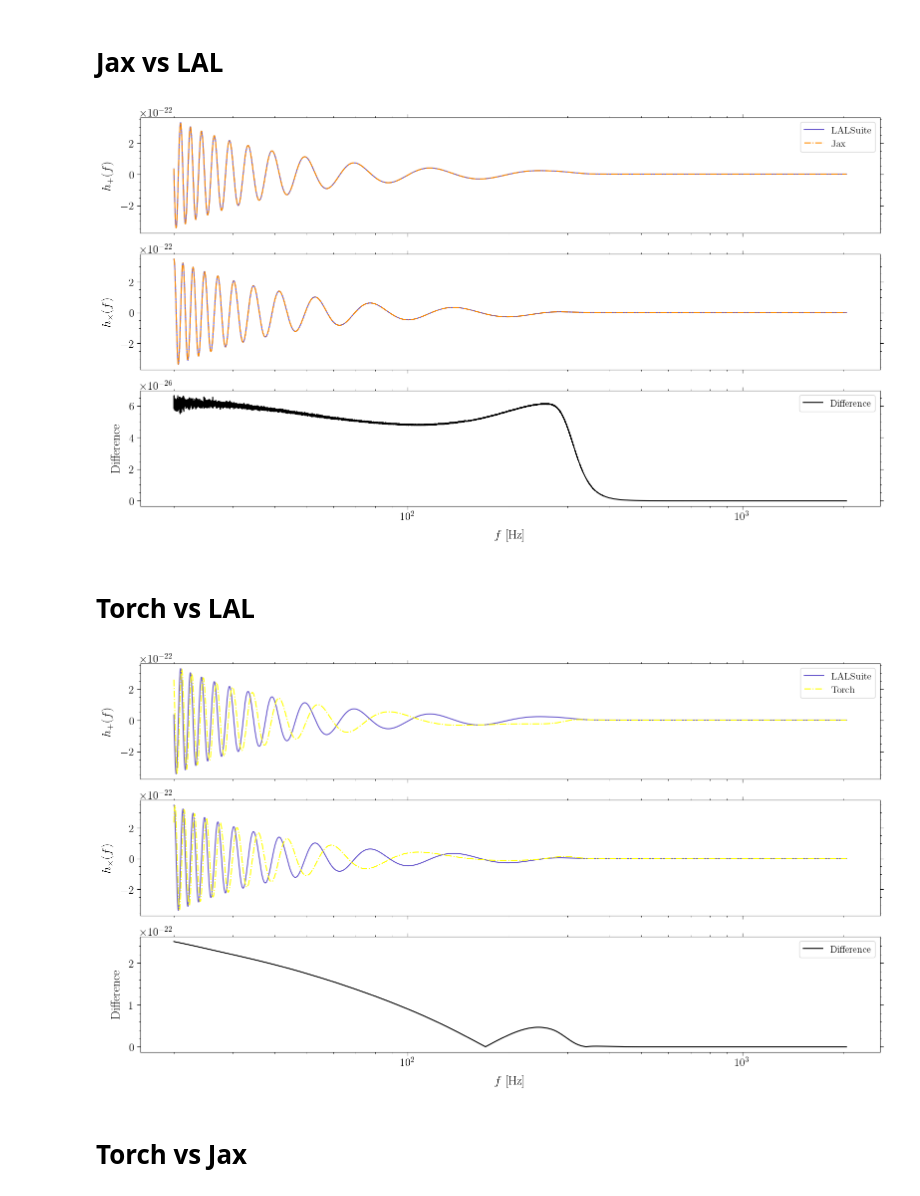
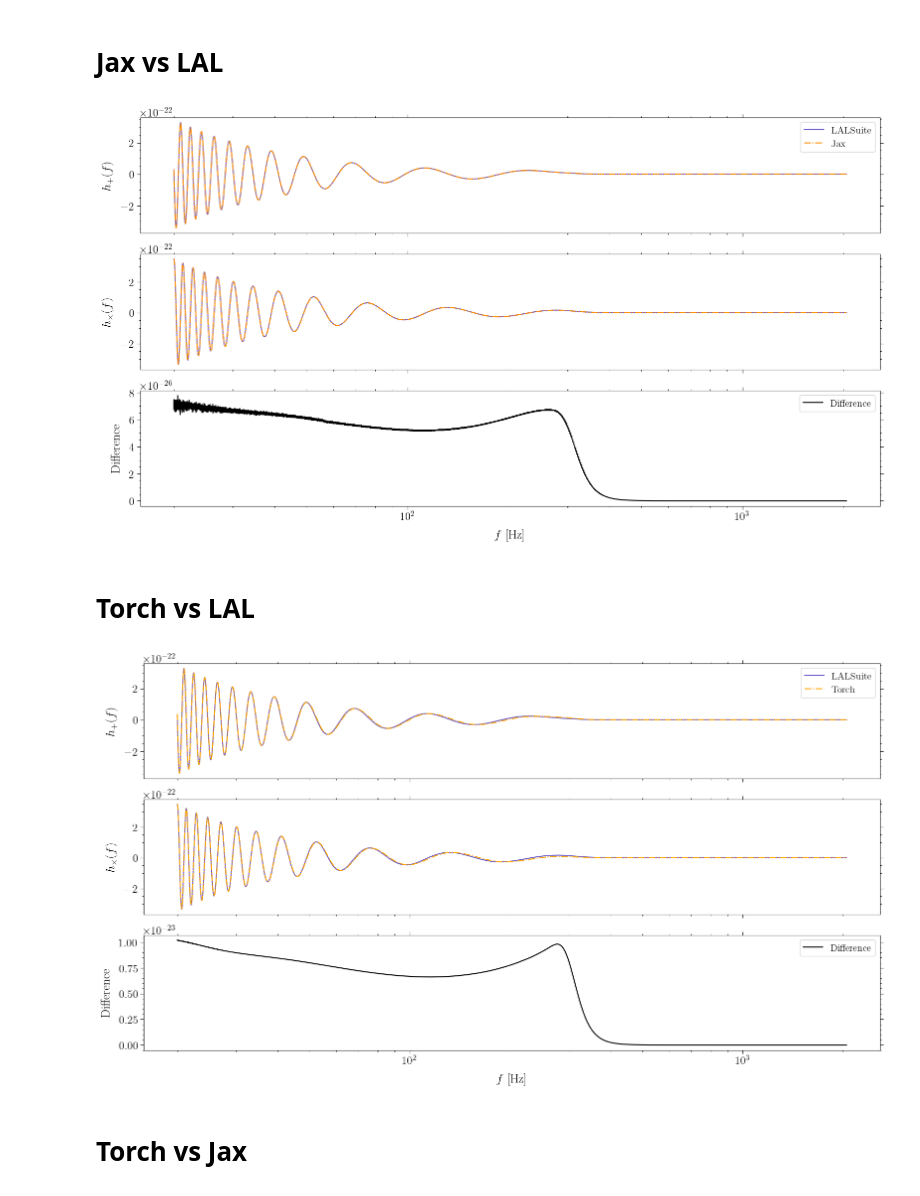
Before and after one commit to ravioli1369/IMRPhenomPv2, a Jupyter notebook: comparison.ipynb, the cells around one changed output. Drawn from its saved outputs; the diff is of its cells as text; code cells hidden in the pictures.

```diff
--- a/comparison.ipynb
+++ b/comparison.ipynb
@@ -67,10 +85,12 @@ chirp_mass = Tensor([(m1_msun * m2_msun) ** (3 / 5) / (m1_msun + m2_msun) ** (1
 mass_ratio = Tensor([m1_msun / m2_msun])
 m1_kg = Tensor([m1_msun * lal.MSUN_SI])
 m2_kg = Tensor([m2_msun * lal.MSUN_SI])
-chi1z = Tensor([0.5])
+chi1z = Tensor([0.1])
 chi2z = Tensor([-0.1])
 chi1x = Tensor([-0.2])
 chi2x = Tensor([0.2])
+chi1y = Tensor([0.9])
+chi2y = Tensor([-0.4])
 dist_mpc = Tensor([100])
 distance = Tensor([dist_mpc * 1e6 * lal.PC_SI])
 tc = Tensor([0])
@@ -82,10 +102,10 @@ theta_ripple = jnp.array(
         m1_msun.item(),
         m2_msun.item(),
         chi1x.item(),
-        0.0,
+        chi1y.item(),
         chi1z.item(),
         chi2x.item(),
-        0.0,
+        chi2y.item(),
         chi2z.item(),
         dist_mpc.item(),
         tc.item(),
@@ -104,10 +124,10 @@ hp, hc = lalsim.SimInspiralChooseFDWaveform(
     m1_kg.item(),
     m2_kg.item(),
     chi1x.item(),  # this is chi1x
-    0.0,  # this is chi1y
+    chi1y.item(),  # this is chi1y
     chi1z.item(),  # this is chi1z
     chi2x.item(),  # this is chi2x
-    0.0,  # this is chi2y
+    chi2y.item(),  # this is chi2y
     chi2z.item(),  # this is chi2z
     distance.item(),
     inclination.item(),
@@ -135,10 +155,10 @@ hc_torch, hp_torch = IMRPhenomPv2().forward(
     chirp_mass,
     mass_ratio,
     chi1x,
-    Tensor([0.0]),
+    chi1y,
     chi1z,
     chi2x,
-    Tensor([0.0]),
+    chi2y,
     chi2z,
     dist_mpc,
     phic,
@@ -180,31 +200,31 @@ ax[2].legend()
 fig.tight_layout()
 plt.show()
 # %% [output]
-[figure, old version]
+[figure, new version]
 # %% [markdown]
 # **Torch vs LAL**
 # %%
 fig, ax = plt.subplots(3, 1, figsize=(16, 9), sharex=True)
 
 ax[0].plot(f, hp_lalsuite.real, label="LALSuite", color="slateblue")
-ax[0].plot(f, hp_torch.real, label="Torch", color="yellow", linestyle="-.")
+ax[0].plot(f, hp_torch.real, label="Torch", color="orange", linestyle="-.")
 ax[0].set_ylabel(r"$h_+ (f)$")
 ax[0].set_xscale("log")
 ax[0].legend()
 
 ax[1].plot(f, hc_lalsuite.real, label="LALSuite", color="slateblue")
-ax[1].plot(f, hc_torch.real, label="Torch", color="yellow", linestyle="-.")
+ax[1].plot(f, hc_torch.real, label="Torch", color="orange", linestyle="-.")
 ax[1].set_ylabel(r"$h_\times (f)$")
 
 ax[2].plot(f, diff_lal_torch, label="Difference", color="black")
 ax[2].set_ylabel(r"Difference")
 ax[2].set_xlabel(r"$f$ [Hz]")
 ax[2].legend()
 
 fig.tight_layout()
 plt.show()
 # %% [output]
-[figure, old version]
+[figure, new version]
 # %% [markdown]
 # **Torch vs Jax**
 # %%
```
Also changed, not shown: parts of 2 cells of this notebook, 2 other files.
